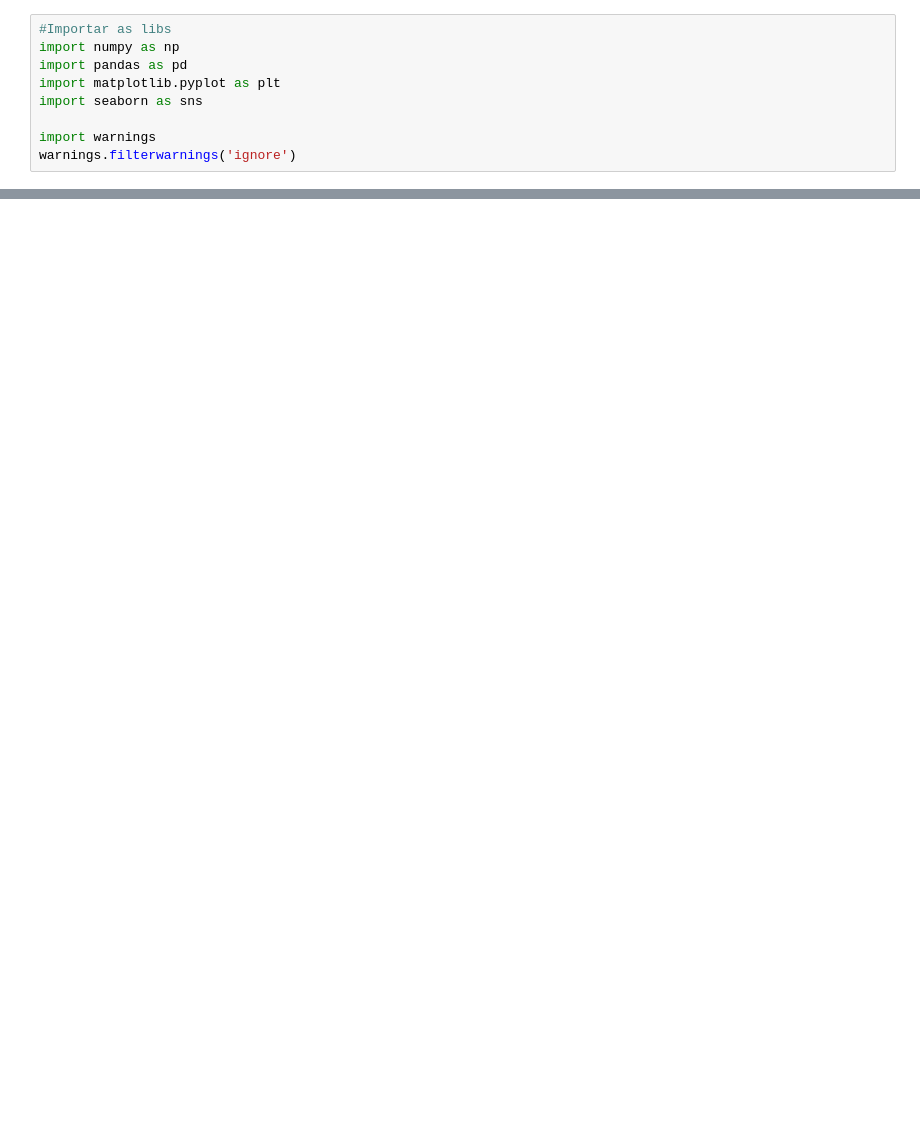
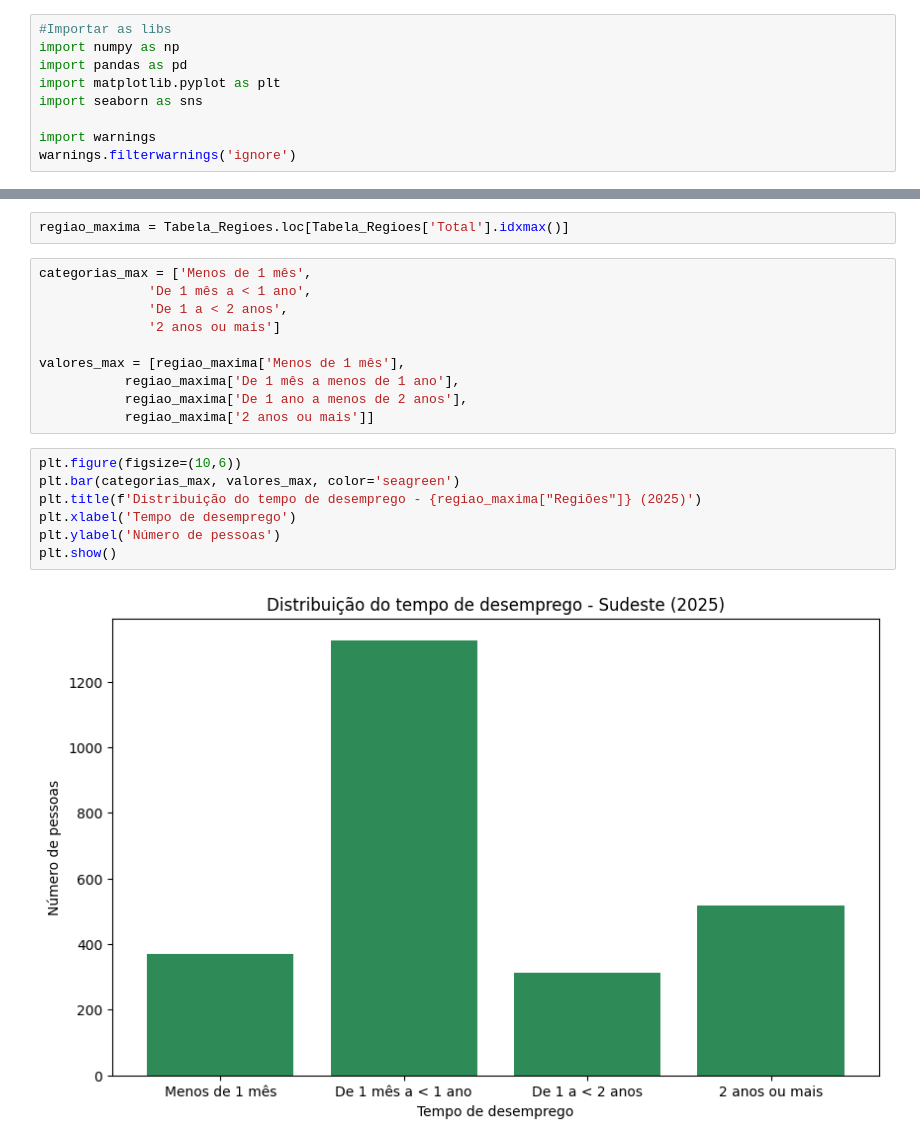
Before and after one commit to isabeleoliveira20/analise-desemprego-2025, a Jupyter notebook: Taxa_desocupação_2025.ipynb, the cells around one changed output, grey strips where cells are left out. Saved outputs shown, nothing was run; the diff lists cells and outputs as text; blank space fills up the shorter version.

```diff
--- a/Taxa_desocupação_2025.ipynb
+++ b/Taxa_desocupação_2025.ipynb
@@ -46,0 +135,21 @@ memory usage: 1.3+ KB
+# %%
+regiao_maxima = Tabela_Regioes.loc[Tabela_Regioes['Total'].idxmax()]
+# %%
+categorias_max = ['Menos de 1 mês',
+              'De 1 mês a < 1 ano',
+              'De 1 a < 2 anos',
+              '2 anos ou mais']
+
+valores_max = [regiao_maxima['Menos de 1 mês'],
+           regiao_maxima['De 1 mês a menos de 1 ano'],
+           regiao_maxima['De 1 ano a menos de 2 anos'],
+           regiao_maxima['2 anos ou mais']]
+# %%
+plt.figure(figsize=(10,6))
+plt.bar(categorias_max, valores_max, color='seagreen')
+plt.title(f'Distribuição do tempo de desemprego - {regiao_maxima["Regiões"]} (2025)')
+plt.xlabel('Tempo de desemprego')
+plt.ylabel('Número de pessoas')
+plt.show()
+# %% [output]
+[figure, added]
```
Also changed, not shown: parts of 16 cells of this notebook.
